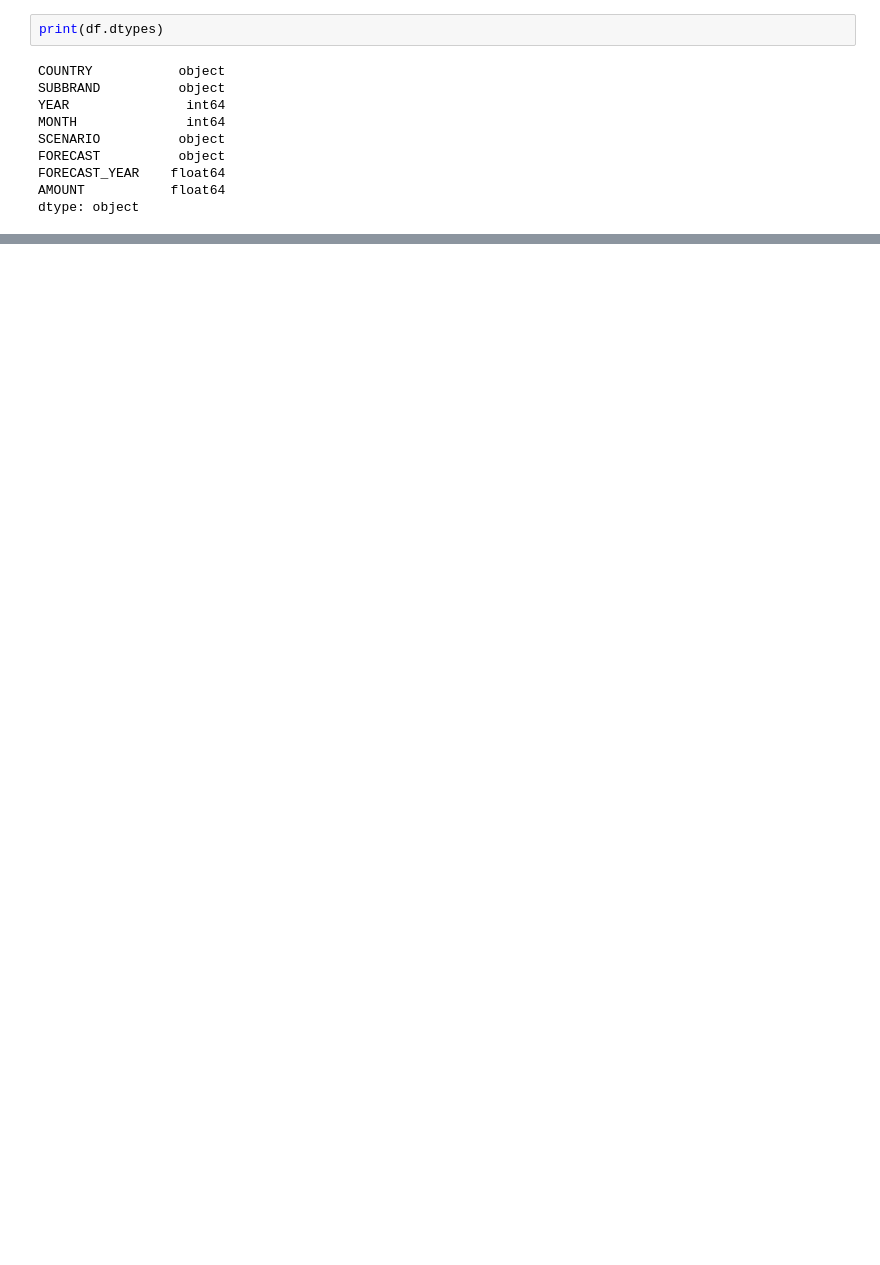
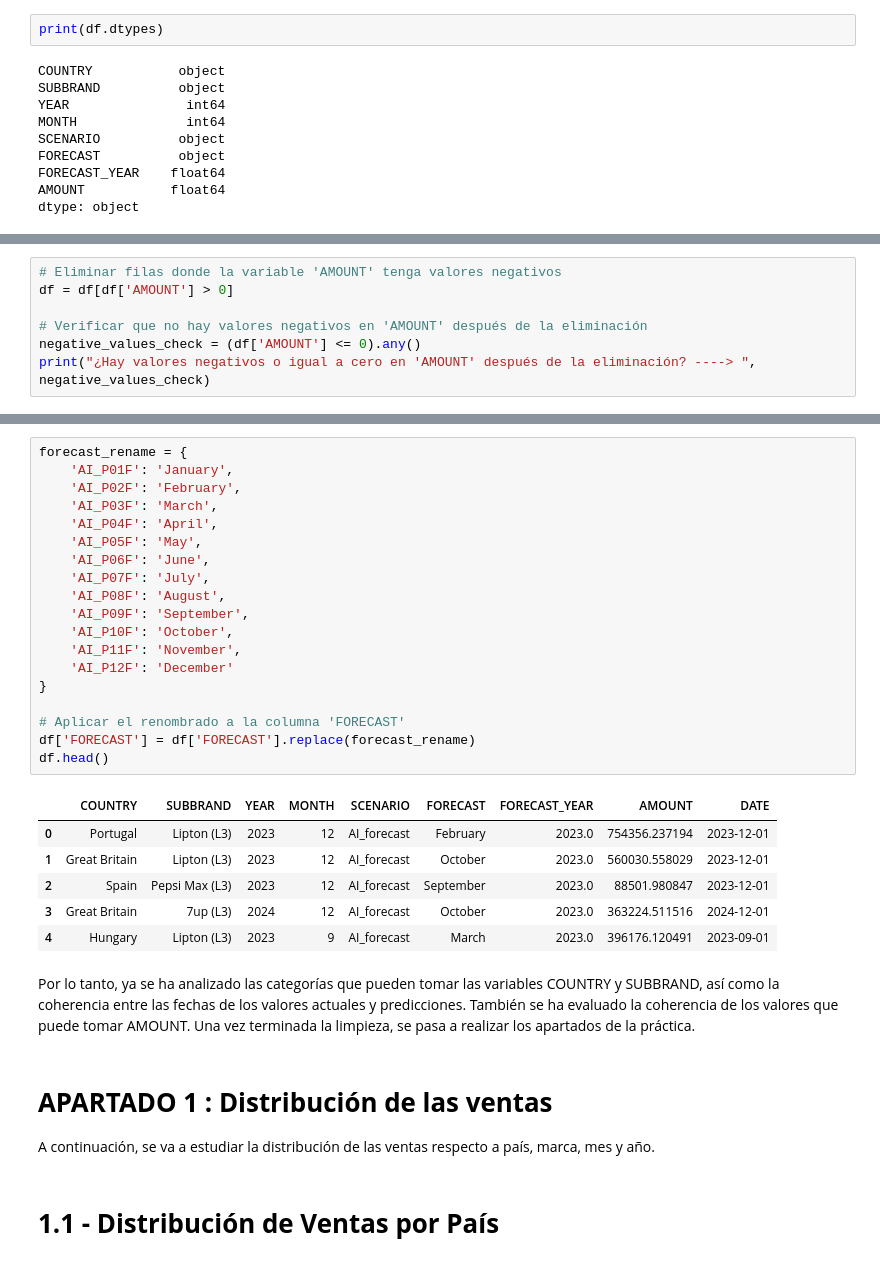
Before and after one commit to nataliaiglesiasbueno/UFV_visualizacion_datos, a Jupyter notebook: clase_2.ipynb, the cells around one changed output, grey strips where cells are left out. Saved outputs shown, nothing was run; the diff lists cells and outputs as text; blank space fills up the shorter version.

```diff
--- a/clase_2.ipynb
+++ b/clase_2.ipynb
@@ -175,0 +504,7 @@ fig.show()
+# %%
+# Eliminar filas donde la variable 'AMOUNT' tenga valores negativos
+df = df[df['AMOUNT'] > 0]
+
+# Verificar que no hay valores negativos en 'AMOUNT' después de la eliminación
+negative_values_check = (df['AMOUNT'] <= 0).any()
+print("¿Hay valores negativos o igual a cero en 'AMOUNT' después de la eliminación? ----> ", negative_values_check)
@@ -175,0 +570,35 @@ fig.show()
+# %%
+forecast_rename = {
+    'AI_P01F': 'January',
+    'AI_P02F': 'February',
+    'AI_P03F': 'March',
+    'AI_P04F': 'April',
+    'AI_P05F': 'May',
+    'AI_P06F': 'June',
+    'AI_P07F': 'July',
+    'AI_P08F': 'August',
+    'AI_P09F': 'September',
+    'AI_P10F': 'October',
+    'AI_P11F': 'November',
+    'AI_P12F': 'December'
+}
+
+# Aplicar el renombrado a la columna 'FORECAST'
+df['FORECAST'] = df['FORECAST'].replace(forecast_rename)
+df.head()
+# %% [output]
+|  | COUNTRY | SUBBRAND | YEAR | MONTH | SCENARIO | FORECAST | FORECAST_YEAR | AMOUNT | DATE |
+| 0 | Portugal | Lipton (L3) | 2023 | 12 | AI_forecast | February | 2023.0 | 754356.237194 | 2023-12-01 |
+| 1 | Great Britain | Lipton (L3) | 2023 | 12 | AI_forecast | October | 2023.0 | 560030.558029 | 2023-12-01 |
+| 2 | Spain | Pepsi Max (L3) | 2023 | 12 | AI_forecast | September | 2023.0 | 88501.980847 | 2023-12-01 |
+| 3 | Great Britain | 7up (L3) | 2024 | 12 | AI_forecast | October | 2023.0 | 363224.511516 | 2024-12-01 |
+| 4 | Hungary | Lipton (L3) | 2023 | 9 | AI_forecast | March | 2023.0 | 396176.120491 | 2023-09-01 |
+# %% [markdown]
+Por lo tanto, ya se ha analizado las categorías que pueden tomar las variables COUNTRY y SUBBRAND, así como la coherencia entre las fechas de los valores actuales y predicciones. También se ha evaluado la coherencia de los valores que puede tomar AMOUNT.
+Una vez terminada la limpieza, se pasa a realizar los apartados de la práctica.
+# %% [markdown]
+# **APARTADO 1 : Distribución de las ventas**
+
+A continuación, se va a estudiar la distribución de las ventas respecto a país, marca, mes y año.
+# %% [markdown]
+# **1.1 - Distribución de Ventas por País**
```
Also changed, not shown: parts of 117 cells of this notebook.
